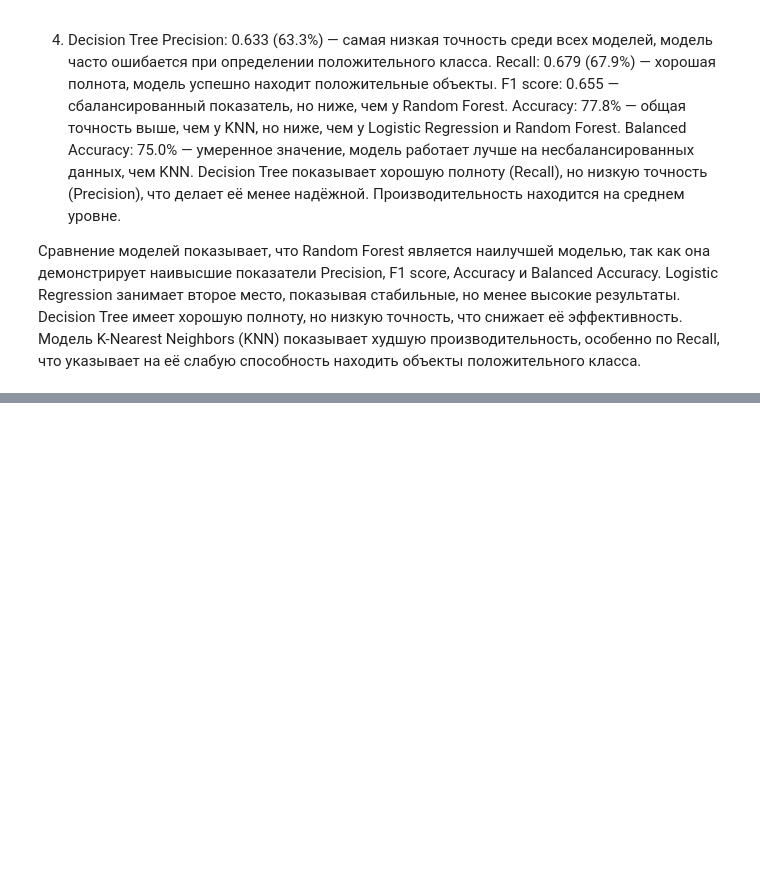
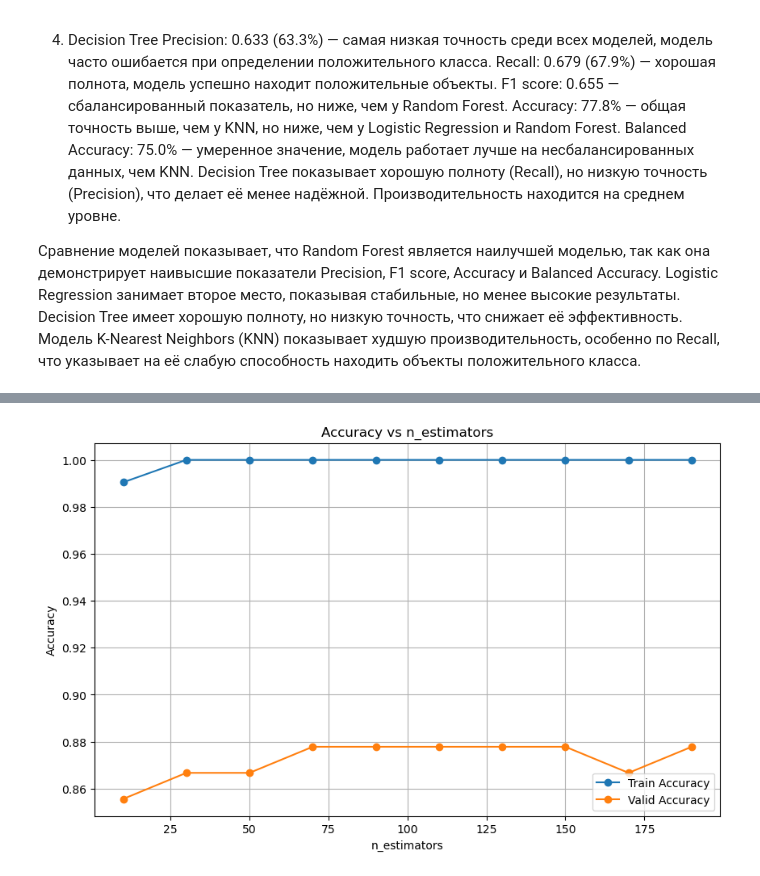
Before and after one commit to Vvvvv55531/LR5, a Jupyter notebook: ЛР5_Милованов_4.ipynb, the cells around one changed output, grey strips where cells are left out. Saved outputs shown, nothing was run; the diff lists cells and outputs as text; code cells hidden in the pictures; blank space fills up the shorter version.

```diff
--- a/ЛР5_Милованов_4.ipynb
+++ b/ЛР5_Милованов_4.ipynb
@@ -322,0 +327,30 @@ Balanced Accuracy: 75.0% — умеренное значение, модель
+# %%
+n_estimators = range(10, 210, 20)
+
+train_accuracy_score = []
+valid_accuracy_score = []
+
+for i in n_estimators:
+    model = RandomForestClassifier(n_estimators=i, random_state=1)
+    model.fit(X_train, y_train)
+
+    y_train_pred = model.predict(X_train)
+    y_valid_pred = model.predict(X_valid)
+
+    train_accuracy = accuracy_score(y_train, y_train_pred)
+    valid_accuracy = accuracy_score(y_valid, y_valid_pred)
+
+    train_accuracy_score.append(train_accuracy)
+    valid_accuracy_score.append(valid_accuracy)
+
+plt.figure(figsize=(10, 6))
+plt.plot(n_estimators, train_accuracy_score, label="Train Accuracy", marker='o')
+plt.plot(n_estimators, valid_accuracy_score, label="Valid Accuracy", marker='o')
+plt.xlabel("n_estimators")
+plt.ylabel("Accuracy")
+plt.title("Accuracy vs n_estimators")
+plt.legend()
+plt.grid(True)
+plt.show()
+# %% [output]
+[figure, added]
```
Also changed, not shown: parts of 9 cells of this notebook.
